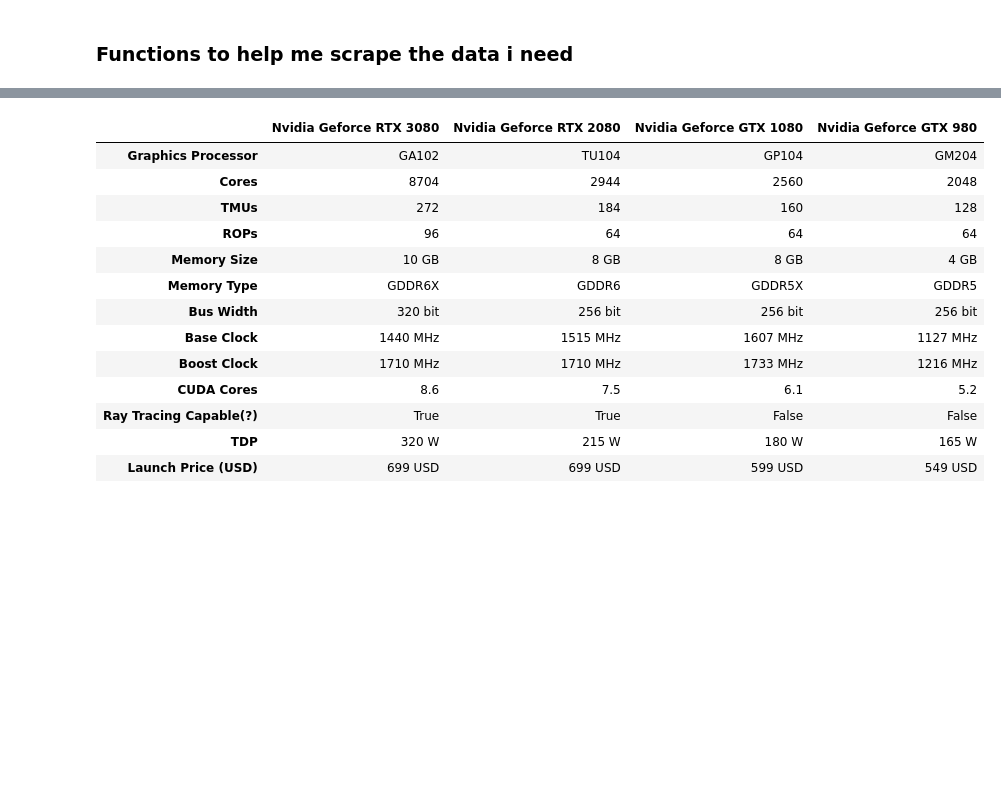
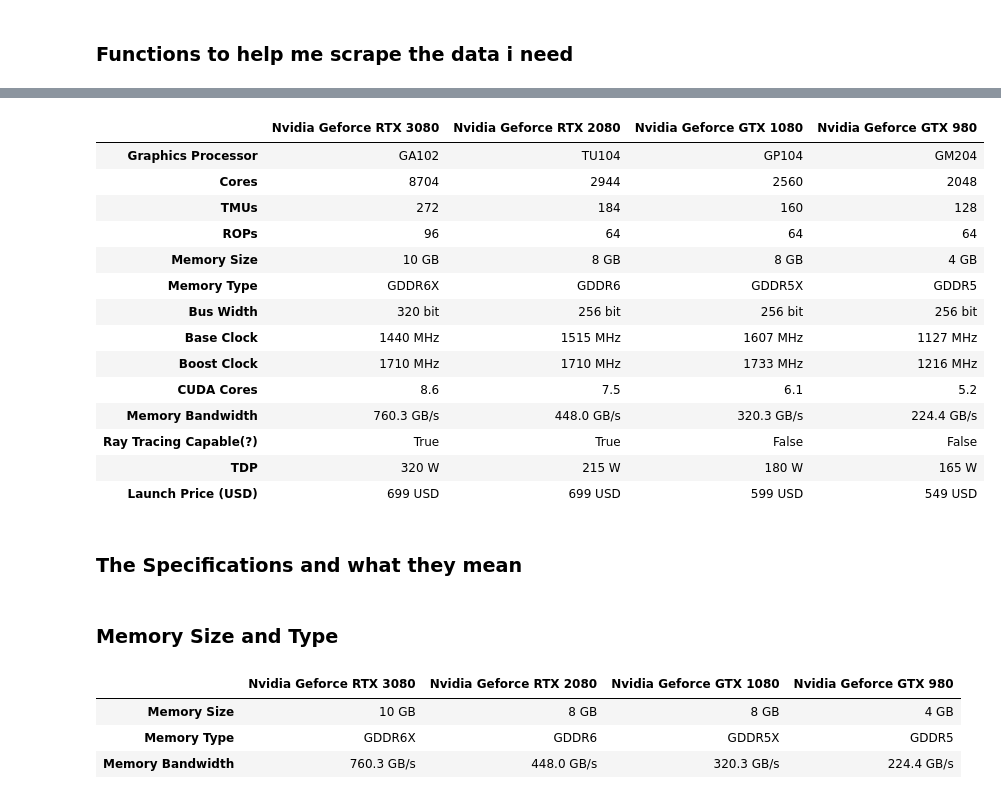
Before and after one commit to mcgoobie/CM2015_Programming-W-Data_Coursework-1, a Jupyter notebook: midterm_report.ipynb, the cells around one changed output, grey strips where cells are left out. Saved outputs shown, nothing was run; the diff lists cells and outputs as text; code cells hidden in the pictures; blank space fills up the shorter version.

```diff
--- a/midterm_report.ipynb
+++ b/midterm_report.ipynb
@@ -303,20 +319,33 @@ write_to_JSON(card_list)
 # %%
 file = open('Cards.json')
 dataframe = json.load(file)
-cards_data = pd.DataFrame(dataframe)
+cards_data = pd.DataFrame.from_dict(dataframe)
 cards_data
 # %% [output]
 |  | Nvidia Geforce RTX 3080 | Nvidia Geforce RTX 2080 | Nvidia Geforce GTX 1080 | Nvidia Geforce GTX 980 |
 | Graphics Processor | GA102 | TU104 | GP104 | GM204 |
 | Cores | 8704 | 2944 | 2560 | 2048 |
 | TMUs | 272 | 184 | 160 | 128 |
 | ROPs | 96 | 64 | 64 | 64 |
 | Memory Size | 10 GB | 8 GB | 8 GB | 4 GB |
 | Memory Type | GDDR6X | GDDR6 | GDDR5X | GDDR5 |
 | Bus Width | 320 bit | 256 bit | 256 bit | 256 bit |
 | Base Clock | 1440 MHz | 1515 MHz | 1607 MHz | 1127 MHz |
 | Boost Clock | 1710 MHz | 1710 MHz | 1733 MHz | 1216 MHz |
 | CUDA Cores | 8.6 | 7.5 | 6.1 | 5.2 |
+| Memory Bandwidth | 760.3 GB/s | 448.0 GB/s | 320.3 GB/s | 224.4 GB/s |
 | Ray Tracing Capable(?) | True | True | False | False |
 | TDP | 320 W | 215 W | 180 W | 165 W |
 | Launch Price (USD) | 699 USD | 699 USD | 599 USD | 549 USD |
+# %% [markdown]
+### The Specifications and what they mean
+# %% [markdown]
+### Memory Size and Type
+# %%
+mem_data = cards_data.loc[["Memory Size", "Memory Type", "Memory Bandwidth"]]
+mem_data
+# %% [output]
+|  | Nvidia Geforce RTX 3080 | Nvidia Geforce RTX 2080 | Nvidia Geforce GTX 1080 | Nvidia Geforce GTX 980 |
+| Memory Size | 10 GB | 8 GB | 8 GB | 4 GB |
+| Memory Type | GDDR6X | GDDR6 | GDDR5X | GDDR5 |
+| Memory Bandwidth | 760.3 GB/s | 448.0 GB/s | 320.3 GB/s | 224.4 GB/s |
```
Also changed, not shown: parts of 19 cells of this notebook.
